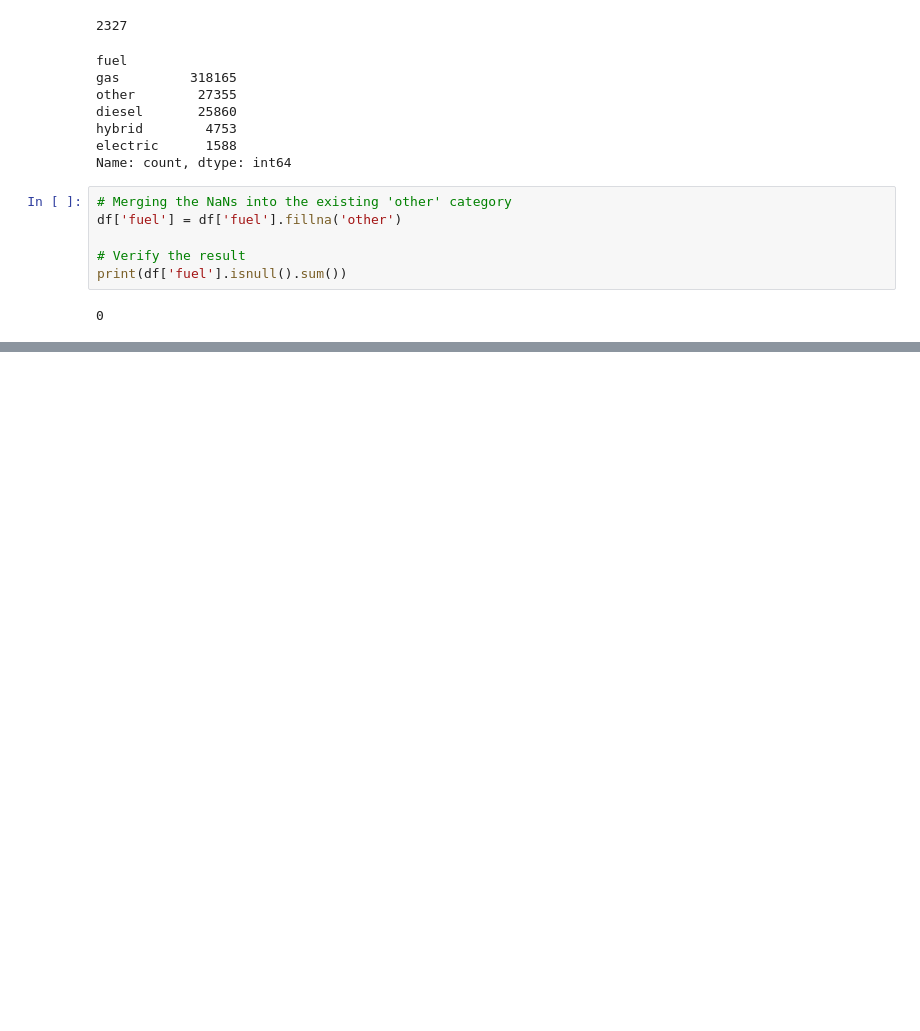
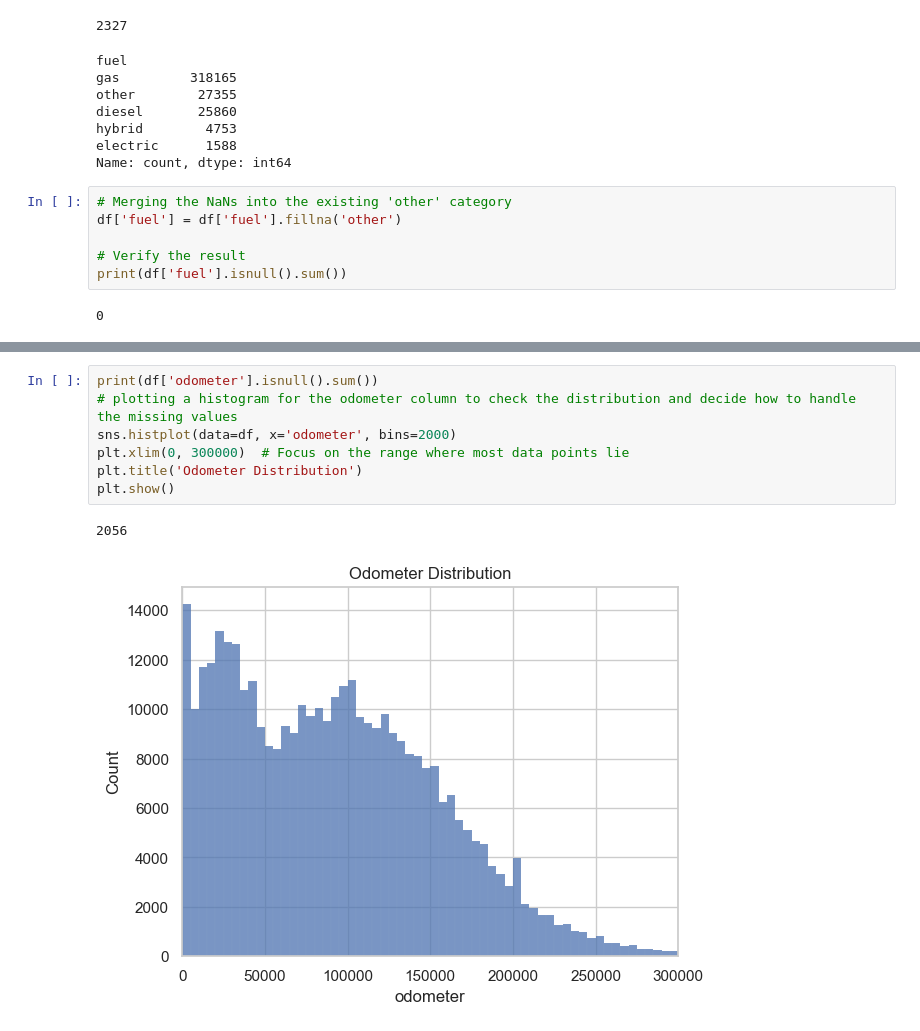
Before and after one commit to Claudy444/ML-Regression-Used-Cars, a Jupyter notebook: Notebooks/main.ipynb, the cells around one changed output, grey strips where cells are left out. Saved outputs shown, nothing was run; the diff lists cells and outputs as text; blank space fills up the shorter version.

```diff
--- a/Notebooks/main.ipynb
+++ b/Notebooks/main.ipynb
@@ -684,0 +691,10 @@ print(df['fuel'].isnull().sum())
+# %%
+print(df['odometer'].isnull().sum())
+# plotting a histogram for the odometer column to check the distribution and decide how to handle the missing values
+sns.histplot(data=df, x='odometer', bins=2000)
+plt.xlim(0, 300000)  # Focus on the range where most data points lie
+plt.title('Odometer Distribution')
+plt.show()
+# %% [output]
+2056
+[figure, added]
```
Also changed, not shown: parts of 3 cells of this notebook.
